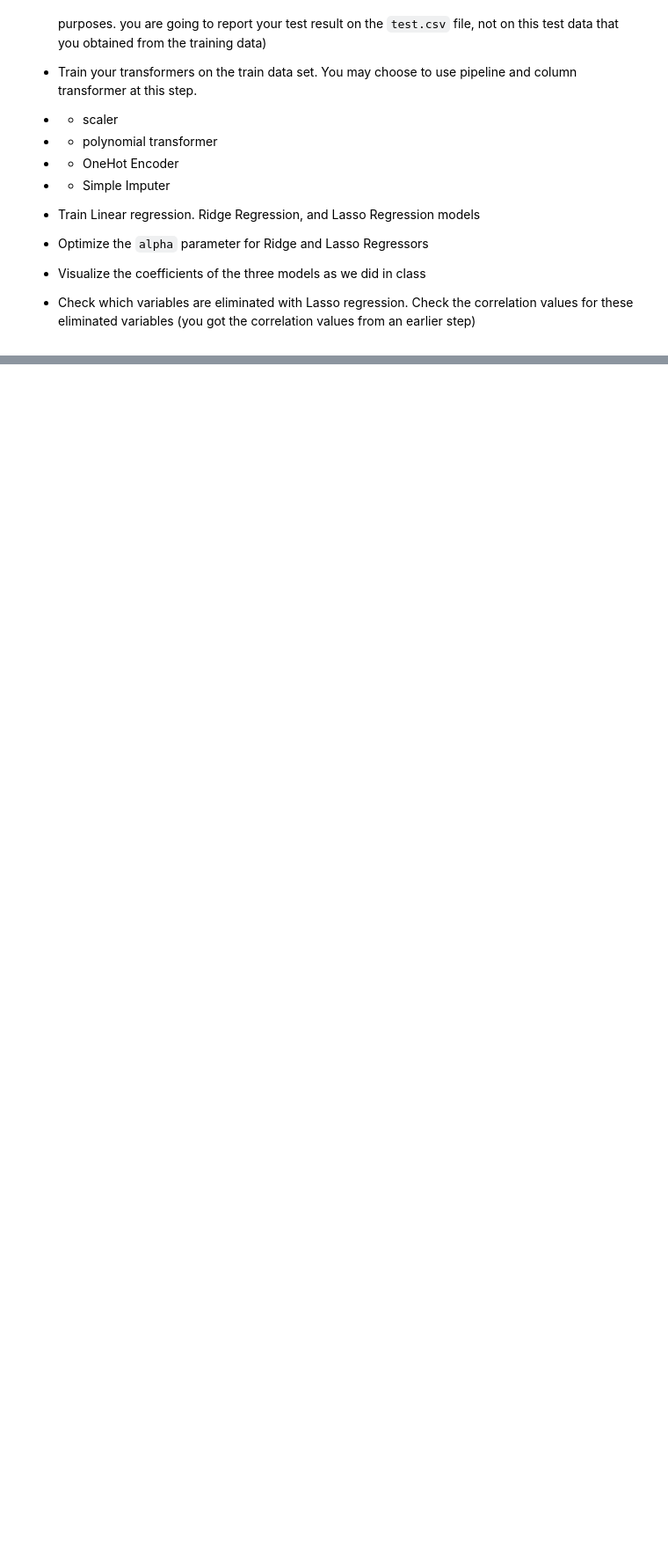
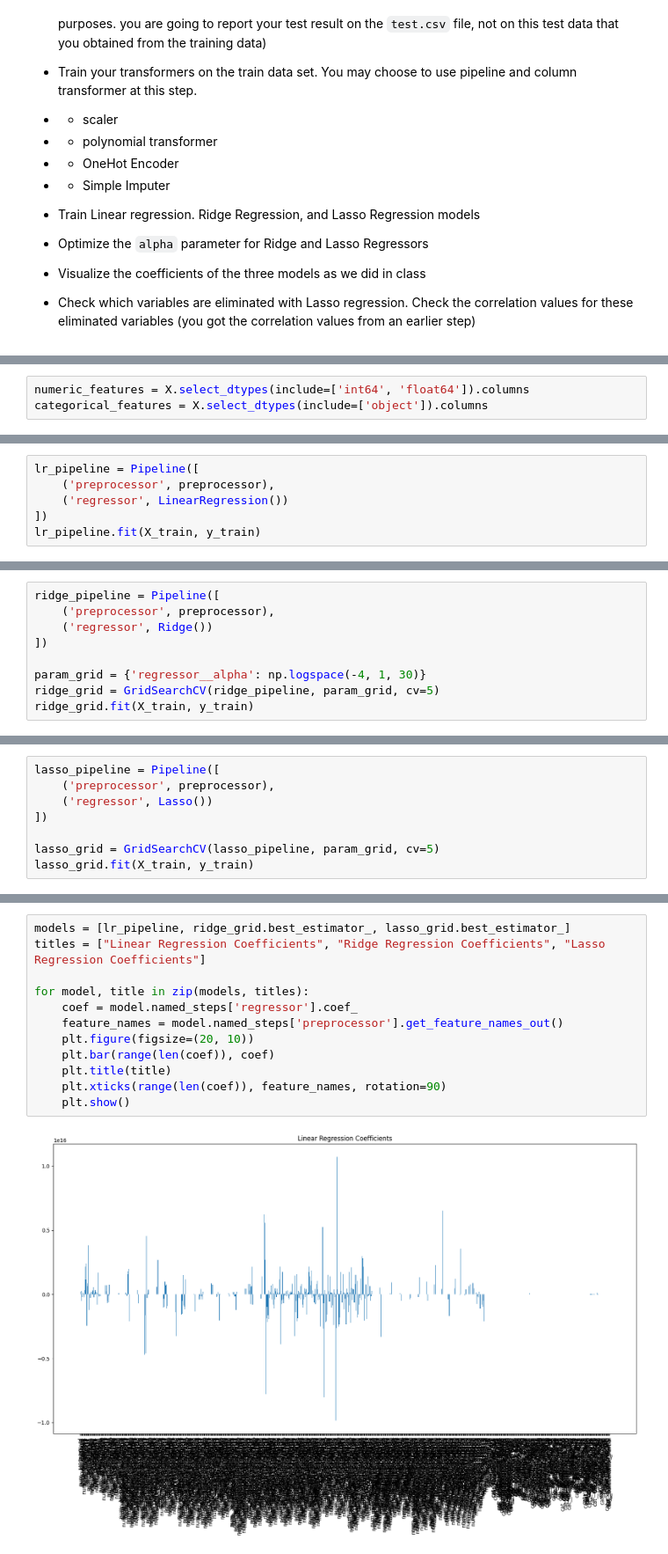
Before and after one commit to MuaazWahid/cs550, a Jupyter notebook: week5/hw/Module5-07-HW.ipynb, the cells around one changed output, grey strips where cells are left out. Shown at 88% size. Cells and saved outputs as stored; diff of their text form; blank space fills up the shorter version.

```diff
--- a/week5/hw/Module5-07-HW.ipynb
+++ b/week5/hw/Module5-07-HW.ipynb
@@ -20,0 +204,3 @@
+# %%
+numeric_features = X.select_dtypes(include=['int64', 'float64']).columns
+categorical_features = X.select_dtypes(include=['object']).columns
@@ -20,0 +228,6 @@
+# %%
+lr_pipeline = Pipeline([
+    ('preprocessor', preprocessor),
+    ('regressor', LinearRegression())
+])
+lr_pipeline.fit(X_train, y_train)
@@ -20,0 +254,9 @@
+# %%
+ridge_pipeline = Pipeline([
+    ('preprocessor', preprocessor),
+    ('regressor', Ridge())
+])
+
+param_grid = {'regressor__alpha': np.logspace(-4, 1, 30)}
+ridge_grid = GridSearchCV(ridge_pipeline, param_grid, cv=5)
+ridge_grid.fit(X_train, y_train)
@@ -20,0 +283,8 @@
+# %%
+lasso_pipeline = Pipeline([
+    ('preprocessor', preprocessor),
+    ('regressor', Lasso())
+])
+
+lasso_grid = GridSearchCV(lasso_pipeline, param_grid, cv=5)
+lasso_grid.fit(X_train, y_train)
@@ -20,0 +333,14 @@
+# %%
+models = [lr_pipeline, ridge_grid.best_estimator_, lasso_grid.best_estimator_]
+titles = ["Linear Regression Coefficients", "Ridge Regression Coefficients", "Lasso Regression Coefficients"]
+
+for model, title in zip(models, titles):
+    coef = model.named_steps['regressor'].coef_
+    feature_names = model.named_steps['preprocessor'].get_feature_names_out()
+    plt.figure(figsize=(20, 10))
+    plt.bar(range(len(coef)), coef)
+    plt.title(title)
+    plt.xticks(range(len(coef)), feature_names, rotation=90)
+    plt.show()
+# %% [output]
+[figure, added]
```
Also changed, not shown: parts of 24 cells of this notebook, 4 other files.
